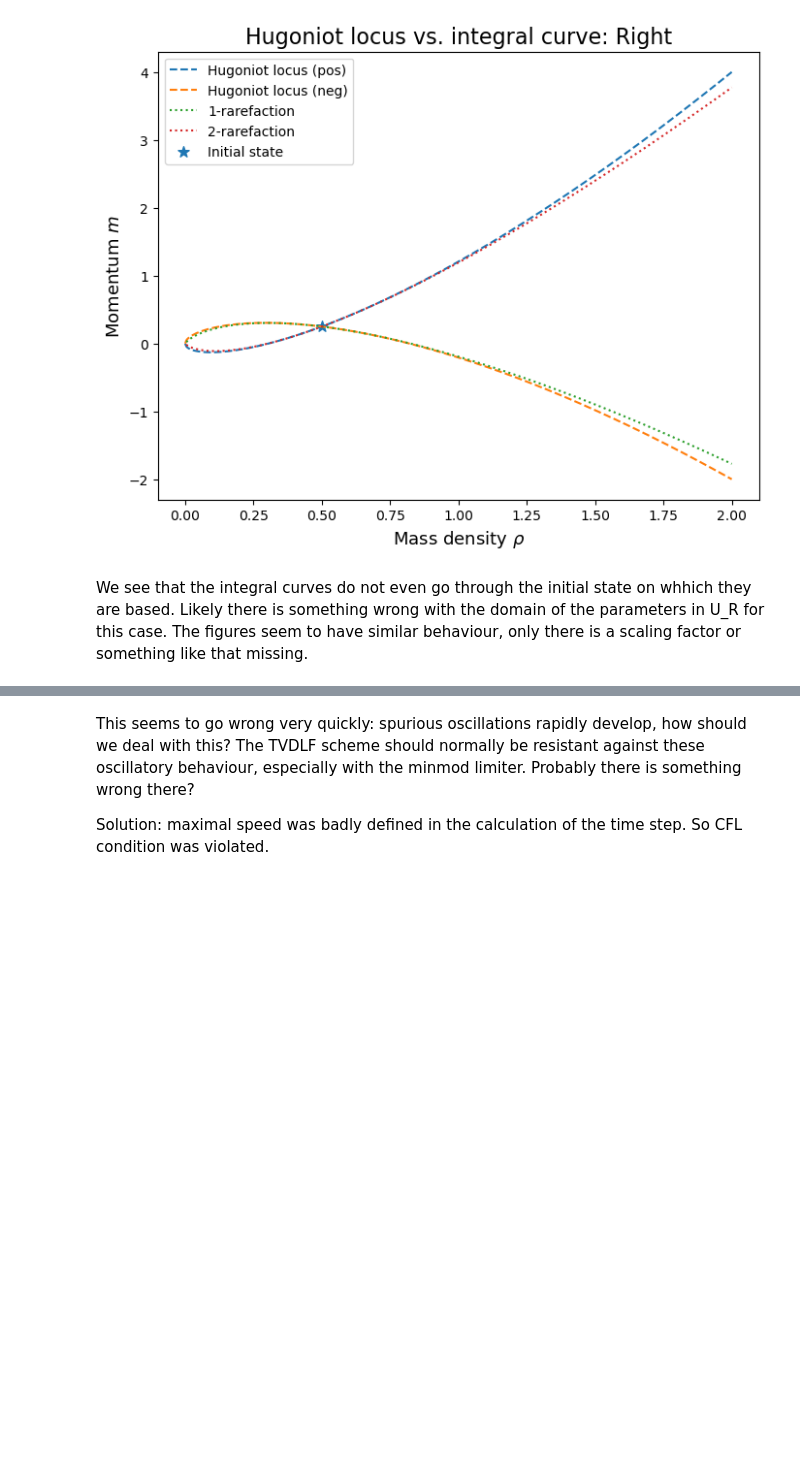
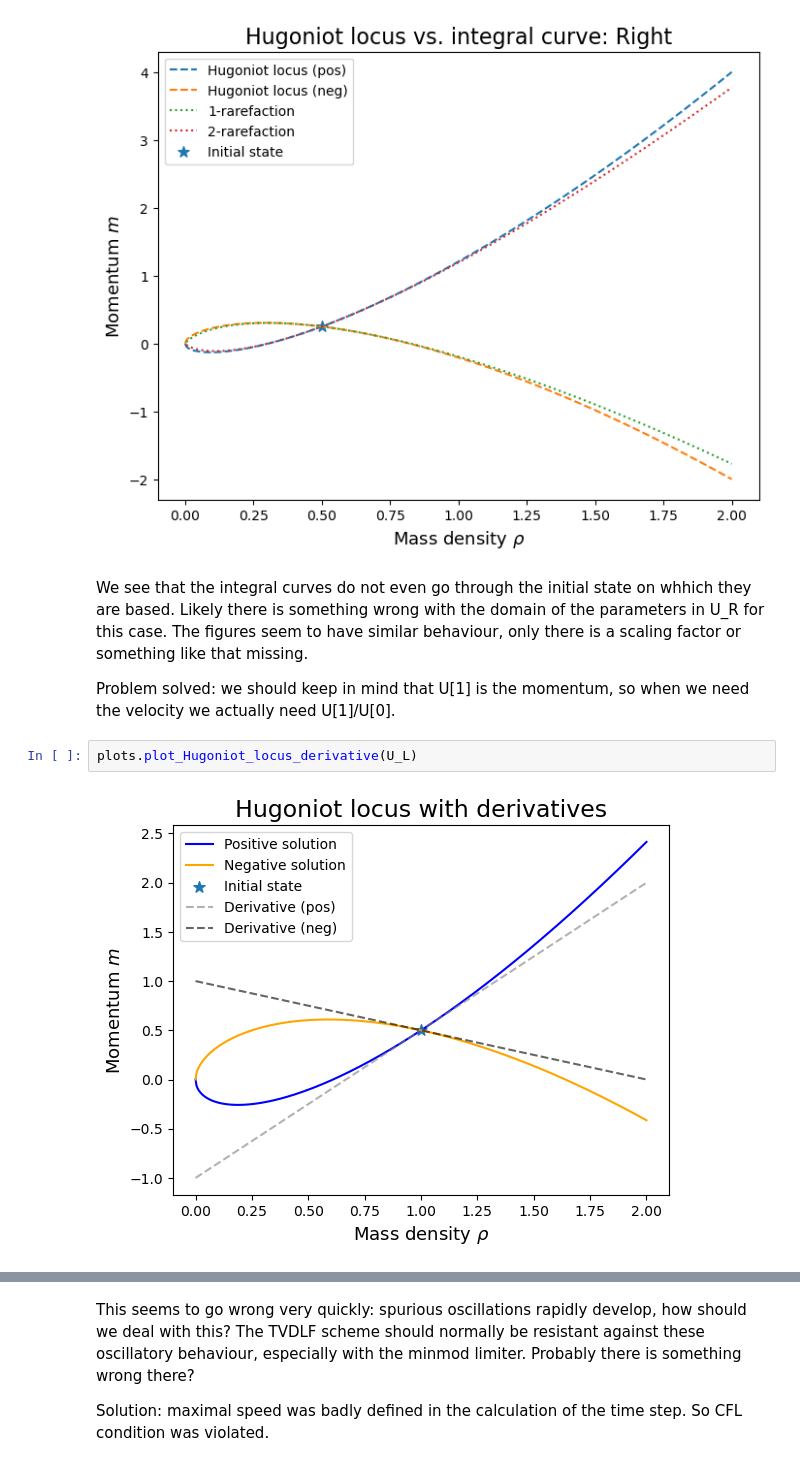
Before and after one commit to BertDepoorter/Individual_CMfAA, a Jupyter notebook: debugging.ipynb, the cells around one changed output, grey strips where cells are left out. Saved outputs shown, nothing was run; the diff lists cells and outputs as text; blank space fills up the shorter version.

Commit message:
Add derivatives to plot

```diff
--- a/debugging.ipynb
+++ b/debugging.ipynb
@@ -60,6 +60,12 @@ plots.plot_integral_hugoniot(U_R,
 [figure]
 # %% [markdown]
 We see that the integral curves do not even go through the initial state on whhich they are based. Likely there is something wrong with the domain of the parameters in U_R for this case. The figures seem to have similar behaviour, only there is a scaling factor or something like that missing.
+
+Problem solved: we should keep in mind that U[1] is the momentum, so when we need the velocity we actually need U[1]/U[0].
+# %%
+plots.plot_Hugoniot_locus_derivative(U_L)
+# %% [output]
+[figure, added]
 # %%
 plots.plot_numerical_solution('tvdlf',
                               'minmod',
```
Also changed, not shown: parts of 5 cells of this notebook, 3 other files.
